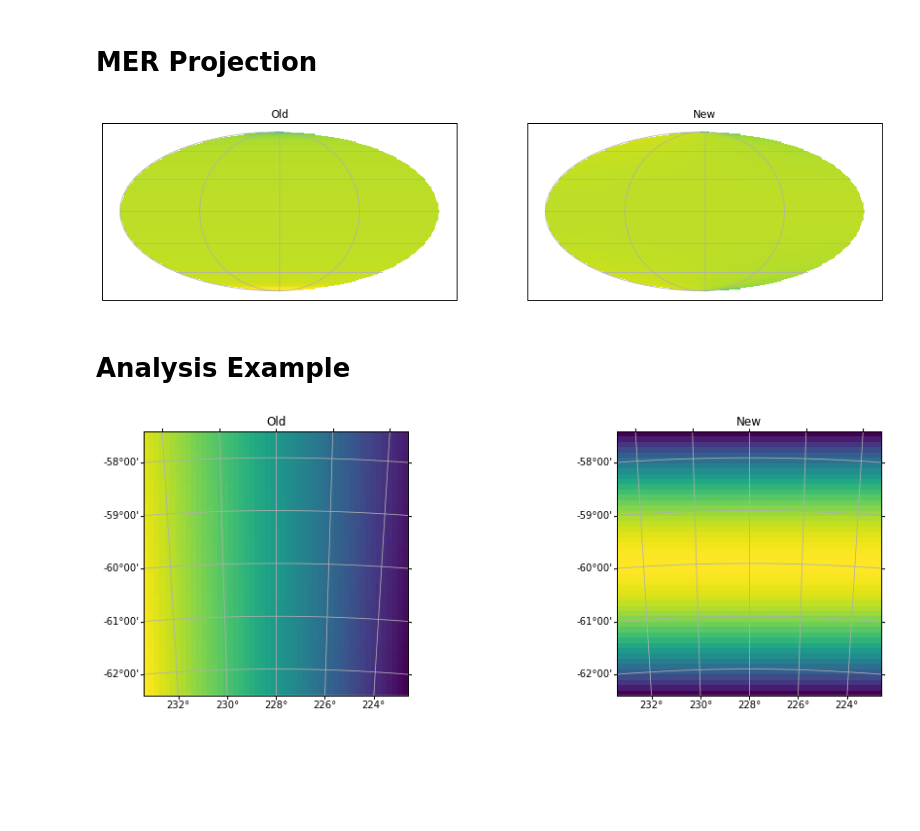
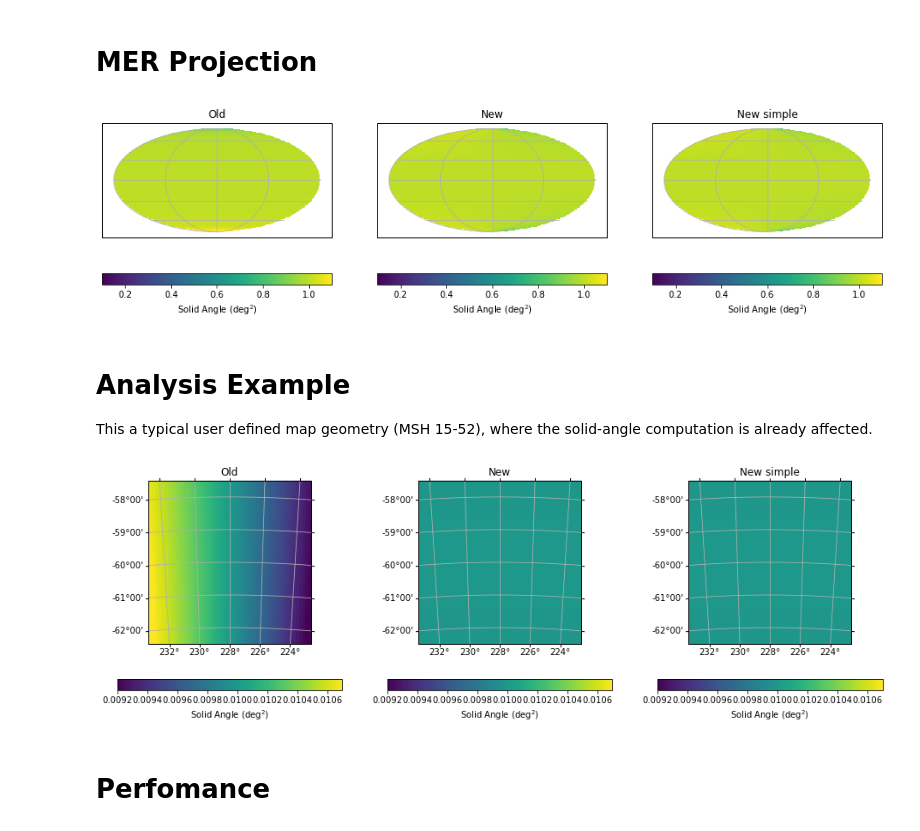
Before and after one commit to adonath/notebooks-public, a Jupyter notebook: solid_angle.ipynb, the cells around one changed output. Drawn from its saved outputs; the diff is of its cells as text; code cells hidden in the pictures; blank space fills up the shorter version.

Commit message:
Update solid angle notebook

```diff
--- a/solid_angle.ipynb
+++ b/solid_angle.ipynb
@@ -41,6 +41,9 @@ def area_spherical_triangle_angle(a, b, C):
     return 2 * np.arctan2(top, bottom)
 
 
+def area_triangle(a, b, C):
+    return 0.5 * a * b * np.sin(C)
+
 def solid_angle(geom):
     coord = geom.get_coord(mode="edges").skycoord
 
@@ -64,6 +67,24 @@ def solid_angle(geom):
     area_up_left = area_spherical_triangle_angle(up.rad, left.rad, angle_up_left.rad)
 
     return u.Quantity(area_low_right + area_up_left, "sr", copy=False)
+
+
+def solid_angle_simple(geom):
+    coord = geom.get_coord(mode="edges").skycoord
+
+    # define pixel corners
+    low_left = coord[..., :-1, :-1]
+    low_right = coord[..., 1:, :-1]
+    up_right = coord[..., 1:, 1:]
+
+    # compute side lengths
+    low = low_left.separation(low_right)
+    right = low_right.separation(up_right)
+
+    # compute enclosed angle
+    angle_low_right = low_right.position_angle(up_right) - low_right.position_angle(low_left)
+    area_low_right = area_triangle(low.rad, right.rad, angle_low_right.rad)
+    return u.Quantity(2 * area_low_right, "sr", copy=False)
 # %%
 def compare(geom, vmin=0.1, vmax=1.1):
     plt.figure(figsize=(16, 5))
@@ -71,17 +92,26 @@ def compare(geom, vmin=0.1, vmax=1.1):
 
     with np.errstate(invalid="ignore"):
         sa_new = solid_angle(geom).to_value("deg2")
+        sa_new_simple = solid_angle_simple(geom).to_value("deg2")
 
-    ax_1 = plt.subplot(1, 2, 1, projection=geom.wcs)
-    ax_2 = plt.subplot(1, 2, 2, projection=geom.wcs)
+    ax_1 = plt.subplot(1, 3, 1, projection=geom.wcs)
+    ax_2 = plt.subplot(1, 3, 2, projection=geom.wcs)
+    ax_3 = plt.subplot(1, 3, 3, projection=geom.wcs)
 
     im = ax_1.imshow(sa_old, origin="lower", vmin=vmin, vmax=vmax)
     ax_1.grid()
     ax_1.set_title("Old")
+    plt.colorbar(im, ax=ax_1, label="Solid Angle (deg$^2$)", orientation="horizontal")
 
-    ax_2.imshow(sa_new, origin="lower", vmin=vmin, vmax=vmax)
+    im = ax_2.imshow(sa_new, origin="lower", vmin=vmin, vmax=vmax)
     ax_2.grid()
     ax_2.set_title("New")
+    plt.colorbar(im, ax=ax_2, label="Solid Angle (deg$^2$)", orientation="horizontal")
+
+    im = ax_3.imshow(sa_new, origin="lower", vmin=vmin, vmax=vmax)
+    ax_3.grid()
+    ax_3.set_title("New simple")
+    plt.colorbar(im, ax=ax_3, label="Solid Angle (deg$^2$)", orientation="horizontal")
 # %% [markdown]
 # AIT Projection
 # %%
@@ -137,9 +183,11 @@ geom_mer = WcsGeom.create(
 # %%
 compare(geom_mer)
 # %% [output]
-[figure, old version]
+[figure, new version]
-# %% [markdown]
-# Analysis Example
+# %% [markdown]
+# Analysis Example
+
+This a typical user defined map geometry (MSH 15-52), where the solid-angle computation is already affected.
 # %%
 geom = WcsGeom.create(
     skydir=(228., -60),
@@ -149,6 +197,8 @@ geom = WcsGeom.create(
     proj='CAR'
 )
 # %%
-compare(geom, vmin=None, vmax=None)
+compare(geom, vmin=0.0092, vmax=0.0107)
 # %% [output]
-[figure, old version]
+[figure, new version]
+# %% [markdown]
+# Perfomance
```
Also changed, not shown: parts of 10 cells of this notebook.
